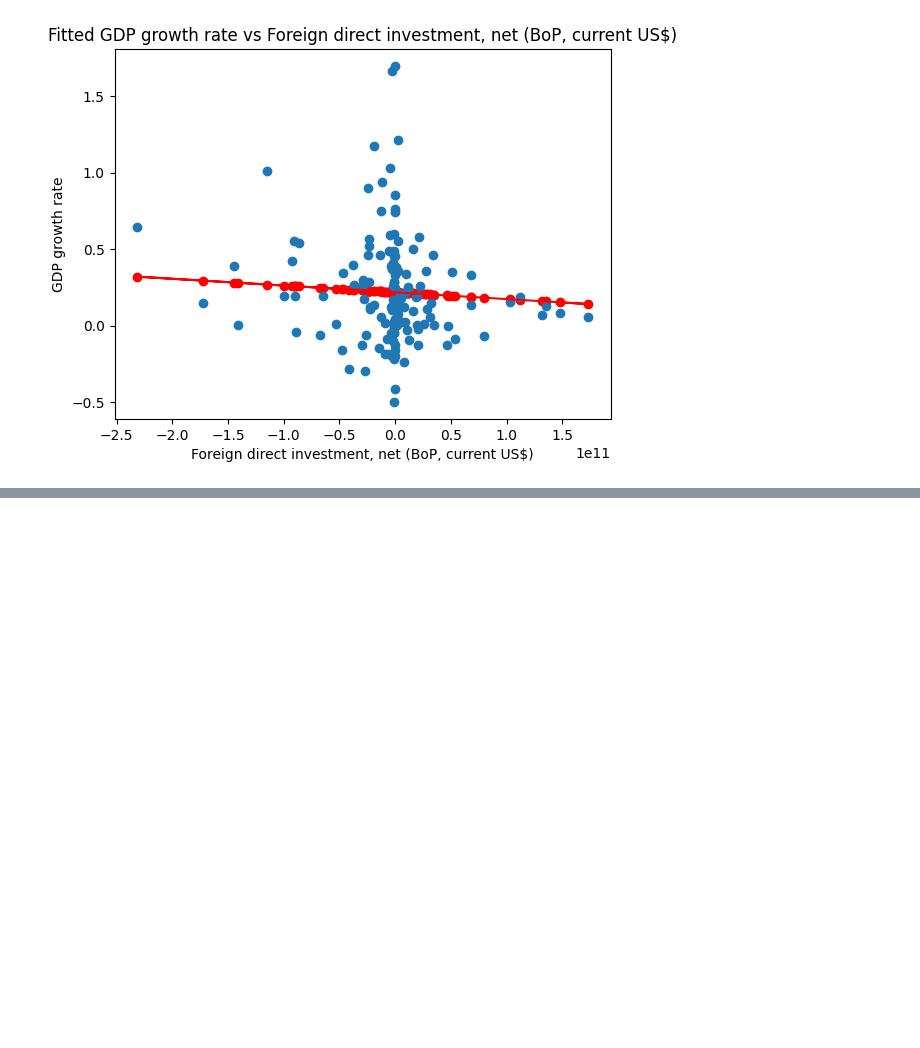
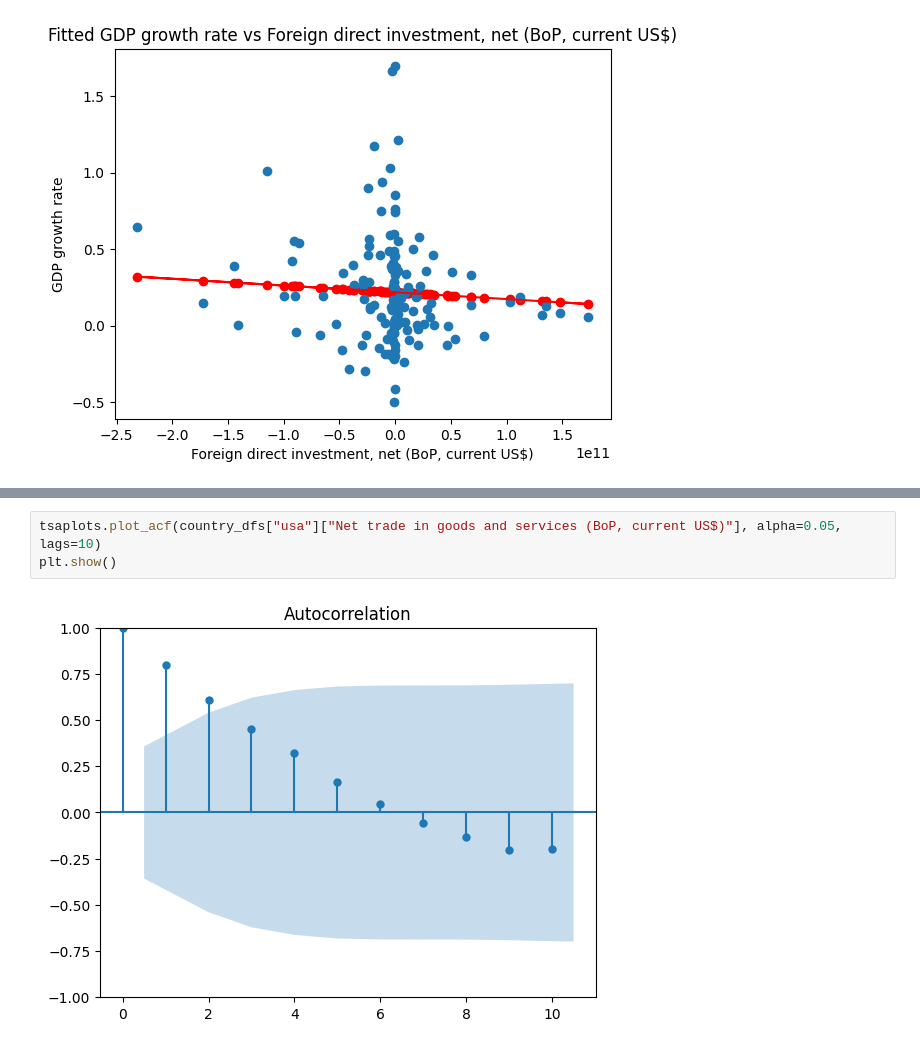
Before and after one commit to adityapentyala/egd-assignment, a Jupyter notebook: combined_regression.ipynb, the cells around one changed output, grey strips where cells are left out. Drawn from its saved outputs; the diff is of its cells as text; blank space fills up the shorter version.

```diff
--- a/combined_regression.ipynb
+++ b/combined_regression.ipynb
@@ -178,2 +225,7 @@ strong multicollinearity or other numerical problems.
+# %%
+tsaplots.plot_acf(country_dfs["usa"]["Net trade in goods and services (BoP, current US$)"], alpha=0.05, lags=10)
+plt.show()
+# %% [output]
+[figure, added]
 # %%
 X_arima, y_arima = arima.get_timeseries_dataset(combined_reg_df)
```
Also changed, not shown: parts of 15 cells of this notebook, 3 other files.
